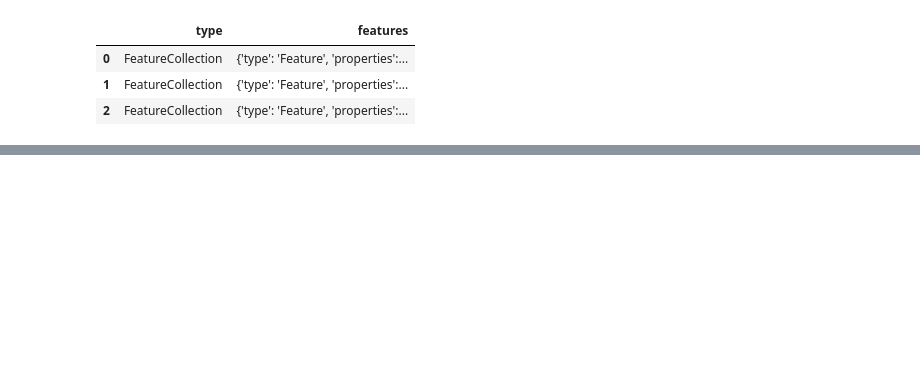
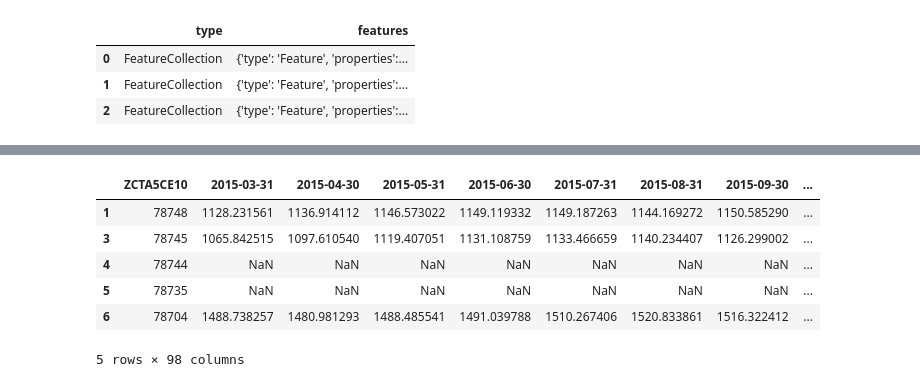
Before and after one commit to JenniferM-BShulyak/zillow_austin_housing_market, a Jupyter notebook: geojson_data/maplLayer_setup.ipynb, the cells around one changed output, grey strips where cells are left out. Cells and saved outputs as stored; diff of their text form; code cells hidden in the pictures; blank space fills up the shorter version.

```diff
--- a/geojson_data/maplLayer_setup.ipynb
+++ b/geojson_data/maplLayer_setup.ipynb
@@ -113,0 +148,28 @@ AttributeError: 'DataFrame' object has no attribute 'to_file'
+# %%
+austin_merge = austin_df.rename(columns= {'ZCTA5CE10' : 'zip_code'})
+austin_merge = austin_merge.astype({"zip_code": int})
+# %%
+austin_merge = austin_merge.drop(["type","GEOID10", "CLASSFP10", "MTFCC10", "FUNCSTAT10", "ALAND10", "AWATER10", "STATEFP10", "PARTFLG10", "geometry.type", "geometry.coordinates"], axis=1)
+# %%
+rent_geo = pd.merge(rent_df, austin_merge, on="zip_code", how="left")
+zest_geo = pd.merge(zest_df, austin_merge, on="zip_code", how="left")
+rent_geo = rent_geo.rename(columns= {'zip_code' : 'ZCTA5CE10',
+                           'INTPTLON10': 'longitude',
+                           'INTPTLAT10': 'latitude'})
+zest_geo = zest_geo.rename(columns= {'zip_code' : 'ZCTA5CE10',
+                           'INTPTLON10': 'longitude',
+                           'INTPTLAT10': 'latitude'})
+# %%
+#dropping na values in lan and long
+rent_geo = rent_geo.dropna(subset=['latitude', 'longitude'])
+zest_geo = zest_geo.dropna(subset=['latitude', 'longitude'])
+# %%
+rent_geo.head()
+# %% [output]
+|  | ZCTA5CE10 | 2015-03-31 | 2015-04-30 | 2015-05-31 | 2015-06-30 | 2015-07-31 | 2015-08-31 | 2015-09-30 | ... |
+| 1 | 78748 | 1128.231561 | 1136.914112 | 1146.573022 | 1149.119332 | 1149.187263 | 1144.169272 | 1150.585290 | ... |
+| 3 | 78745 | 1065.842515 | 1097.610540 | 1119.407051 | 1131.108759 | 1133.466659 | 1140.234407 | 1126.299002 | ... |
+| 4 | 78744 | NaN | NaN | NaN | NaN | NaN | NaN | NaN | ... |
+| 5 | 78735 | NaN | NaN | NaN | NaN | NaN | NaN | NaN | ... |
+| 6 | 78704 | 1488.738257 | 1480.981293 | 1488.485541 | 1491.039788 | 1510.267406 | 1520.833861 | 1516.322412 | ... |
+5 rows × 98 columns
```
Also changed, not shown: parts of 8 cells of this notebook, 7 other files.
